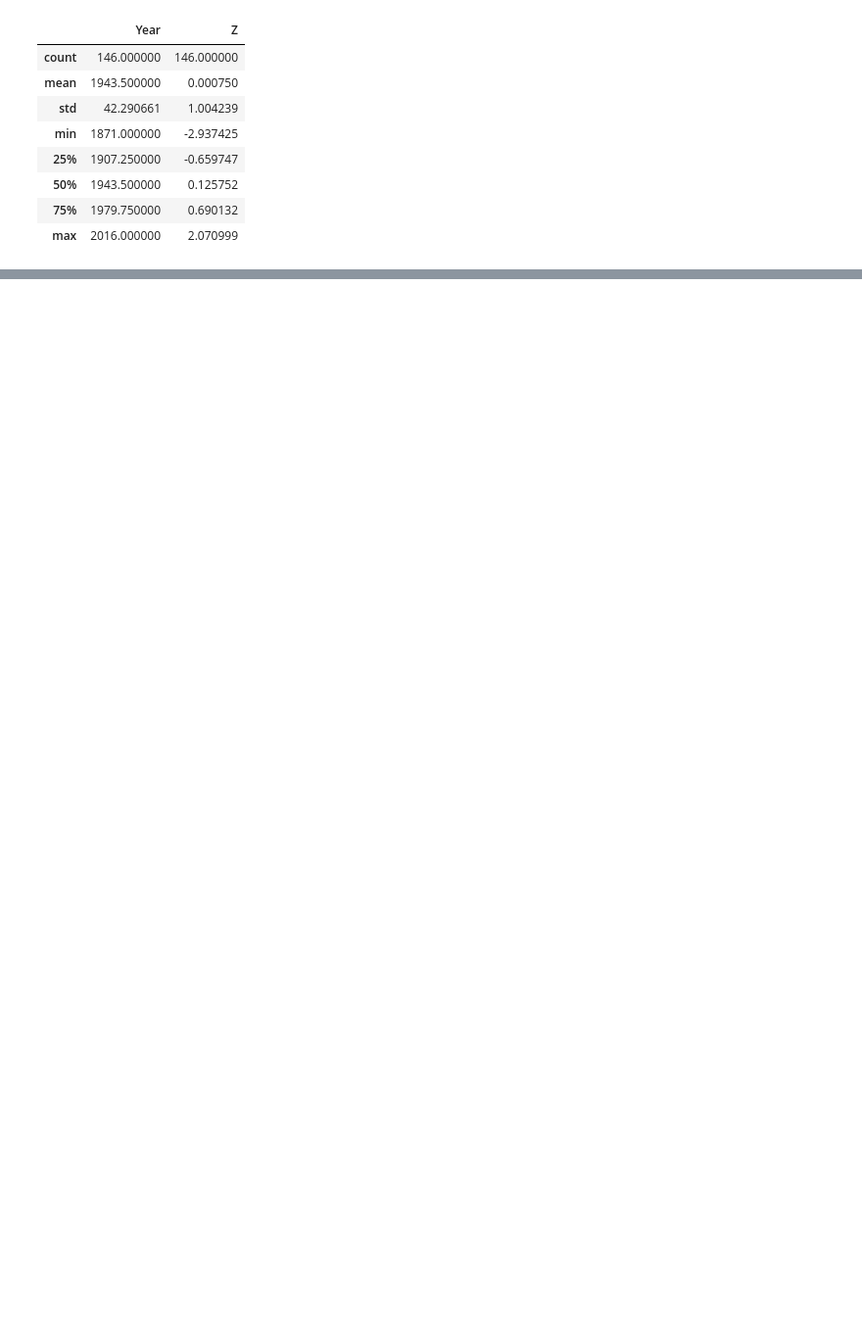
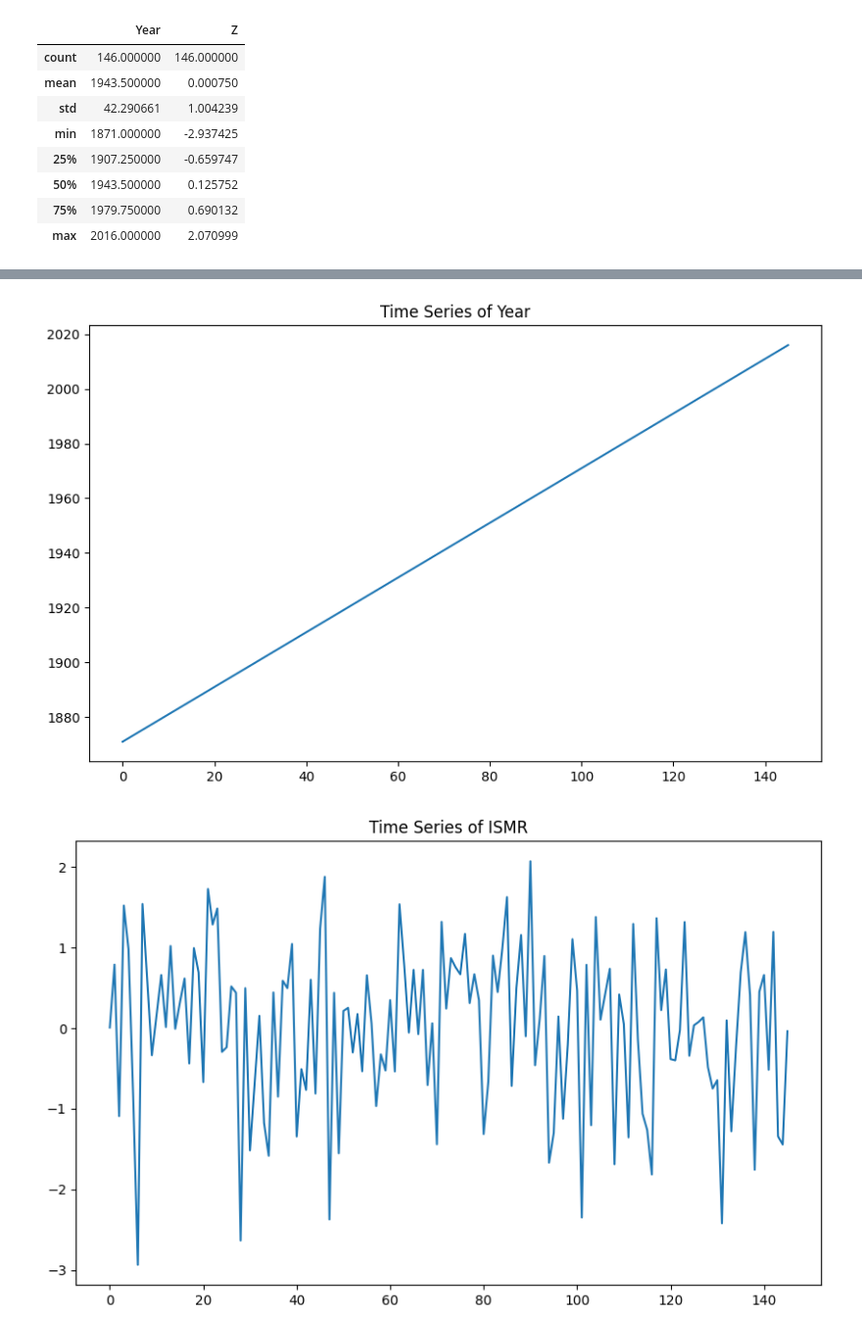
Before and after one commit to MatthewK84/Python-Code, a Jupyter notebook: Rain.ipynb, the cells around one changed output, grey strips where cells are left out. Shown at 98% size. Cells and saved outputs as stored; diff of their text form; code cells hidden in the pictures; blank space fills up the shorter version.

```diff
--- a/Rain.ipynb
+++ b/Rain.ipynb
@@ -88,12 +49,0 @@ for p in percentiles:
-# %%
-# 1. Create a synthetic 'unique_id' column
-rain['unique_id'] = range(1, len(rain) + 1)
-
-# 2. Rename the 'year' column to 'ds'
-rain.rename(columns={'Year': 'ds'}, inplace=True)
-
-# 3. Rename the 'Z' column to 'y' (replace 'Z' with your actual column name)
-rain.rename(columns={'Z': 'y'}, inplace=True)
-
-# Display the modified DataFrame
-print(rain.head())
@@ -127,0 +50,3 @@ Name: 145, dtype: float64
+# %%
+result_df = data.merge(rain, on='Year', how='right')
+result_df.head()
@@ -127,0 +60,55 @@ Name: 145, dtype: float64
+# %%
+import pandas as pd
+import matplotlib.pyplot as plt
+from statsmodels.tsa.stattools import adfuller
+
+# Check for stationarity
+def check_stationarity(series):
+    result = adfuller(series.dropna())  # dropna() handles missing values
+    p_value = result[1]
+    return p_value <= 0.05  # a p-value less than 0.05 suggests stationarity
+
+# Check for missing values
+def check_missing_values(series):
+    return series.isnull().sum()
+
+# Plotting function
+def plot_series(series, title):
+    series.plot(figsize=(10, 6))
+    plt.title(title)
+    plt.show()
+
+# Assume we have a list of possible y_variables in the DataFrame
+y_variables = result_df.columns
+
+# Analysis results dictionary
+analysis_results = {}
+
+for y_var in y_variables:
+    series = result_df[y_var]
+
+    # Check for stationarity
+    stationary = check_stationarity(series)
+
+    # Check for missing values
+    missing_values = check_missing_values(series)
+
+    # Store results
+    analysis_results[y_var] = {
+        'stationary': stationary,
+        'missing_values': missing_values
+    }
+
+    # Plot the series
+    plot_series(series, f'Time Series of {y_var}')
+
+# Convert the analysis results to a DataFrame for easier comparison
+analysis_df = pd.DataFrame(analysis_results).T
+
+# Sort by 'stationary' True and fewer 'missing_values'
+sorted_analysis_df = analysis_df.sort_values(by=['stationary', 'missing_values'], ascending=[False, True])
+
+print(sorted_analysis_df)
+# %% [output]
+[figure, added]
+[figure, added]
```
Also changed, not shown: parts of 22 cells of this notebook.
